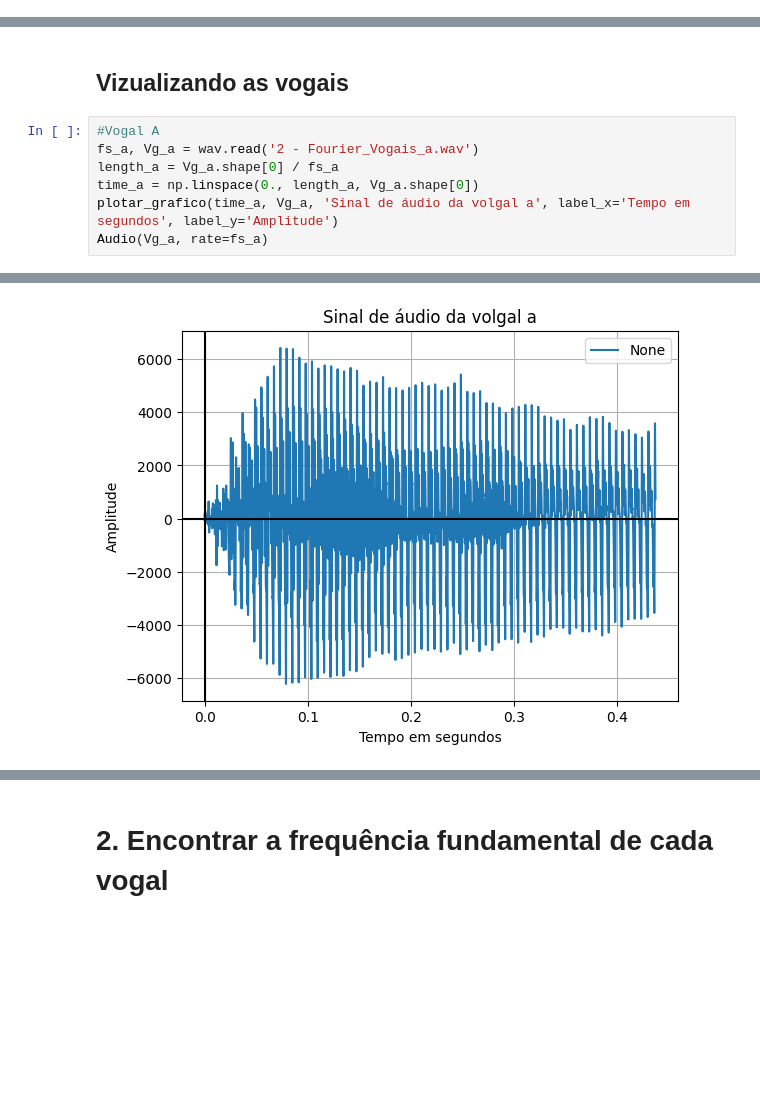
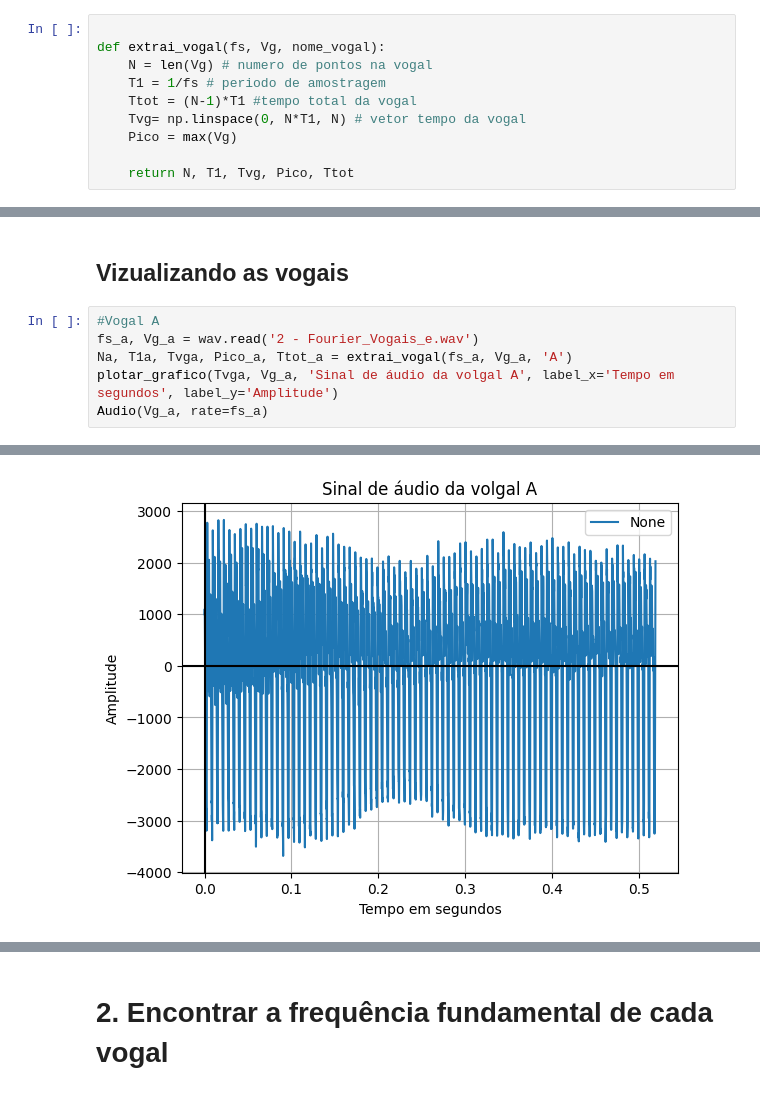
Before and after one commit to Rubiozito/Sistemas-e-Sinais, a Jupyter notebook: Trabalho_Final_sinais/Tfinal_sinais.ipynb, the cells around one changed output, grey strips where cells are left out. Drawn from its saved outputs; the diff is of its cells as text; blank space fills up the shorter version.

```diff
--- a/Trabalho_Final_sinais/Tfinal_sinais.ipynb
+++ b/Trabalho_Final_sinais/Tfinal_sinais.ipynb
@@ -43,0 +47,10 @@ def calcular_laplace(b, c, amp):
+# %%
+
+def extrai_vogal(fs, Vg, nome_vogal):
+    N = len(Vg) # numero de pontos na vogal
+    T1 = 1/fs # periodo de amostragem
+    Ttot = (N-1)*T1 #tempo total da vogal
+    Tvg= np.linspace(0, N*T1, N) # vetor tempo da vogal
+    Pico = max(Vg)
+
+    return N, T1, Tvg, Pico, Ttot
@@ -45,12 +74,11 @@ def calcular_laplace(b, c, amp):
 ## Vizualizando as vogais
 # %%
 #Vogal A
-fs_a, Vg_a = wav.read('2 - Fourier_Vogais_a.wav')
-length_a = Vg_a.shape[0] / fs_a
-time_a = np.linspace(0., length_a, Vg_a.shape[0])
-plotar_grafico(time_a, Vg_a, 'Sinal de áudio da volgal a', label_x='Tempo em segundos', label_y='Amplitude')
+fs_a, Vg_a = wav.read('2 - Fourier_Vogais_e.wav')
+Na, T1a, Tvga, Pico_a, Ttot_a = extrai_vogal(fs_a, Vg_a, 'A')
+plotar_grafico(Tvga, Vg_a, 'Sinal de áudio da volgal A', label_x='Tempo em segundos', label_y='Amplitude')
 Audio(Vg_a, rate=fs_a)
 # %% [output]
 [interactive output not drawn]
-[figure, old version]
+[figure, new version]
 # %%
```
Also changed, not shown: parts of 25 cells of this notebook.
